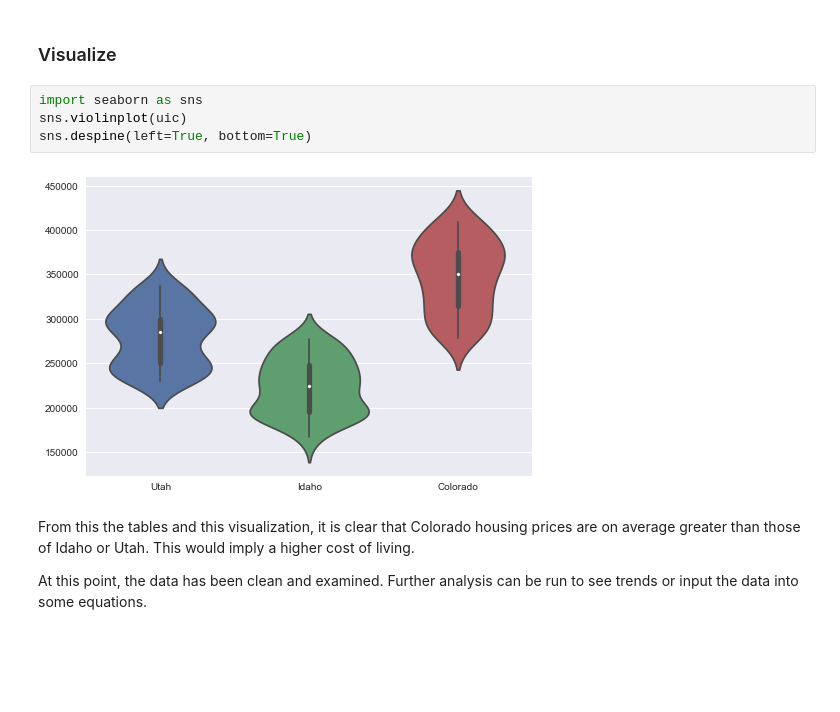
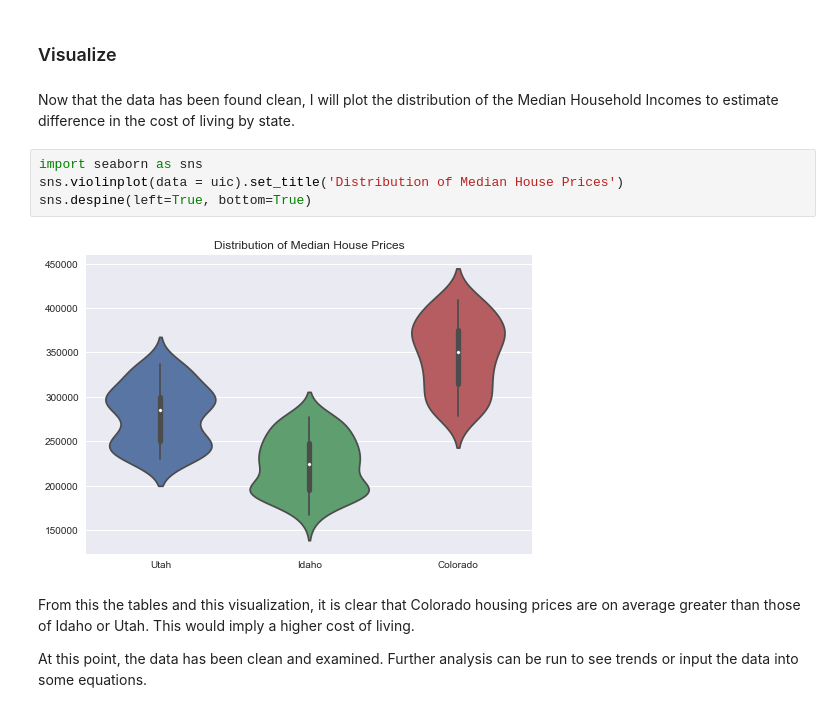
Before and after one commit to TristanMoser/byu_econ_applied_machine_learning, a Jupyter notebook: homeworks/Homework_1_TristanMoser.ipynb, the cells around one changed output. Saved outputs shown, nothing was run; the diff lists cells and outputs as text; blank space fills up the shorter version.

```diff
--- a/homeworks/Homework_1_TristanMoser.ipynb
+++ b/homeworks/Homework_1_TristanMoser.ipynb
@@ -172,12 +178,14 @@ The minimum value is 279000.0
 There are no outliers in any of the three states
 # %% [markdown]
 ### Visualize
+# %% [markdown]
+Now that the data has been found clean, I will plot the distribution of the Median Household Incomes to estimate difference in the cost of living by state.
 # %%
 import seaborn as sns
-sns.violinplot(uic)
+sns.violinplot(data = uic).set_title('Distribution of Median House Prices')
 sns.despine(left=True, bottom=True)
 # %% [output]
-[figure, old version]
+[figure, new version]
 # %% [markdown]
 From this the tables and this visualization, it is clear that Colorado housing prices are on average greater than those of Idaho or Utah. This would imply a higher cost of living.
 
```
Also changed, not shown: parts of 45 cells of this notebook.
